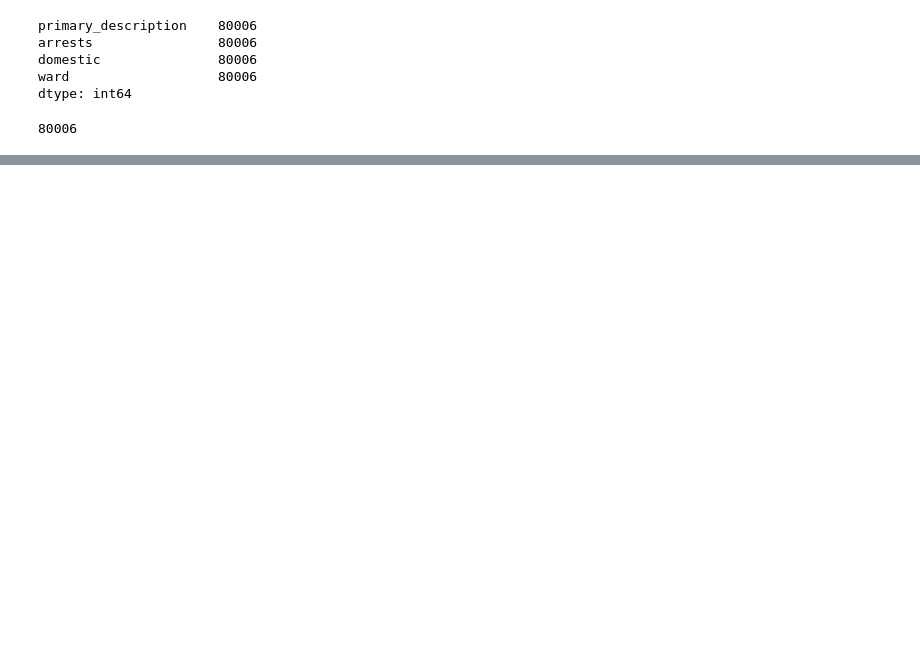
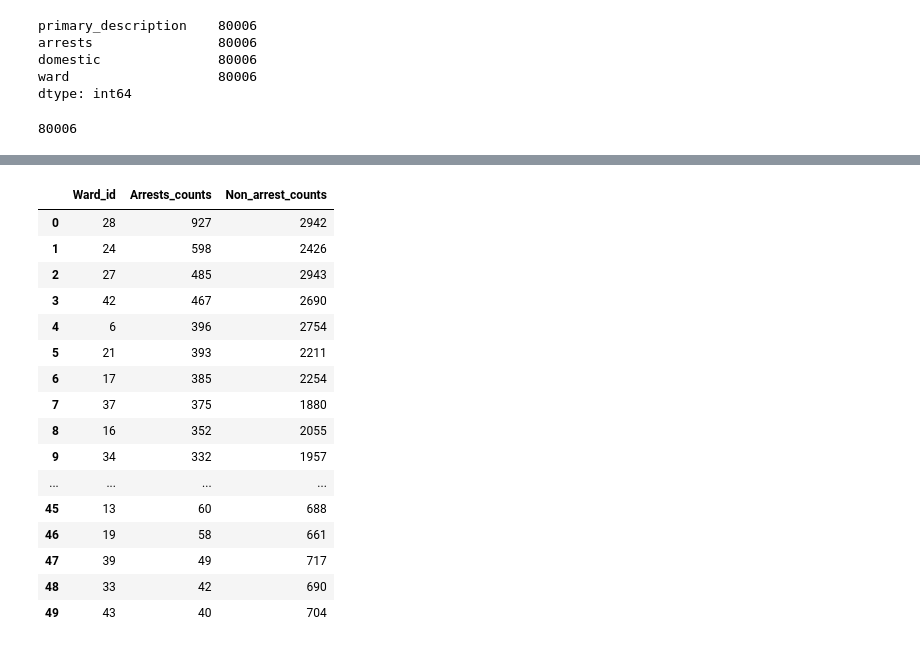
Before and after one commit to ninagoodwin88/Final-Project, a Jupyter notebook: folder/subfolder/Chicago_machine_learning.ipynb, the cells around one changed output, grey strips where cells are left out. Drawn from its saved outputs; the diff is of its cells as text; code cells hidden in the pictures; blank space fills up the shorter version.

```diff
--- a/folder/subfolder/Chicago_machine_learning.ipynb
+++ b/folder/subfolder/Chicago_machine_learning.ipynb
@@ -135,0 +121,6 @@ print(ward_arrests)
+# %%
+new_csv = pd.read_csv('crime_data_csv.csv')
+new_csv[new_csv['arrests'] == 1]['ward'].value_counts().to_csv('Ward_count_arrests.csv')
+ward_count = pd.read_csv('Ward_count_arrests.csv')
+ward_count = ward_count.rename(columns={'Unnamed: 0':'Ward_id','ward':'Arrests_counts'})
+ward_count
@@ -135,0 +145,6 @@ print(ward_arrests)
+# %%
+ward_avg = pd.read_csv('crime_data_csv.csv')
+ward_avg[ward_avg['arrests'] == 0]['ward'].value_counts().to_csv('Ward_count_nonarrests.csv')
+ward_count_non = pd.read_csv('Ward_count_nonarrests.csv')
+ward_count_non = ward_count_non.rename(columns={'Unnamed: 0':'Ward_id','ward':'Non_arrest_counts'})
+ward_count_non
@@ -135,0 +169,24 @@ print(ward_arrests)
+# %%
+# Add prediected values onto the original dataframe
+# combined_ward = pd.DataFrame(ward_count, columns=['Ward_id'])
+# combined = ward_count_non.merge(combined_ward, how='right')
+# combined_ward.head()
+ward_count.merge(ward_count_non, on='Ward_id', how='inner')
+# %% [output]
+|  | Ward_id | Arrests_counts | Non_arrest_counts |
+| 0 | 28 | 927 | 2942 |
+| 1 | 24 | 598 | 2426 |
+| 2 | 27 | 485 | 2943 |
+| 3 | 42 | 467 | 2690 |
+| 4 | 6 | 396 | 2754 |
+| 5 | 21 | 393 | 2211 |
+| 6 | 17 | 385 | 2254 |
+| 7 | 37 | 375 | 1880 |
+| 8 | 16 | 352 | 2055 |
+| 9 | 34 | 332 | 1957 |
+| ... | ... | ... | ... |
+| 45 | 13 | 60 | 688 |
+| 46 | 19 | 58 | 661 |
+| 47 | 39 | 49 | 717 |
+| 48 | 33 | 42 | 690 |
+| 49 | 43 | 40 | 704 |
```
Also changed, not shown: parts of 9 cells of this notebook.
